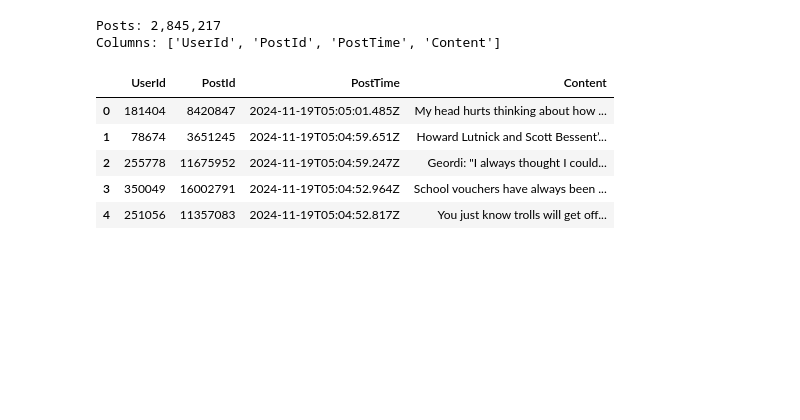
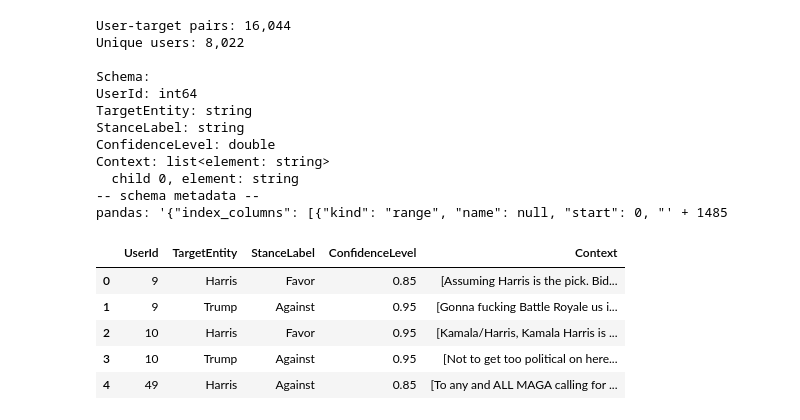
Before and after one commit to jakobtitz/political-stance-detection-analysis, a Jupyter notebook: notebooks/01_preprocessing.ipynb, the cells around one changed output. Drawn from its saved outputs; the diff is of its cells as text; code cells hidden in the pictures; blank space fills up the shorter version.

```diff
--- a/notebooks/01_preprocessing.ipynb
+++ b/notebooks/01_preprocessing.ipynb
@@ -327,22 +268,52 @@ Posts are ordered by timestamp, with the newest posts first.
 # %%
-input_path = "../data/preprocessed/filtered_post_history.parquet"
-output_path = "../data/preprocessed/user_posting_histories.parquet"
+llm_path = f"{raw_path}/llm_annotated_full_user_stance_dataset.parquet"
 
-# Load the already filtered dataset
-# At this point we are working with only ~2.85M posts instead of the full 18.4M
-filtered_history = pq.read_table(input_path)
+llm_data = pq.read_table(
+    llm_path,
+    columns=[
+        "UserId",
+        "TargetEntity",
+        "StanceLabel",
+        "ConfidenceLevel",
+        "Context"
+    ]
+)
 
-print(f"Posts: {filtered_history.num_rows:,}")
-print(f"Columns: {filtered_history.column_names}")
+print(f"User-target pairs: {llm_data.num_rows:,}")
+print(
+    f"Unique users: "
+    f"{pc.count_distinct(llm_data['UserId']).as_py():,}"
+)
 
-display(filtered_history.slice(0, 5).to_pandas())
+print("\nSchema:")
+print(llm_data.schema)
+
+display(llm_data.slice(0, 5).to_pandas())
+
+
+# Each user-target pair should occur exactly once
+llm_pairs = llm_data.select(["UserId", "TargetEntity"]).to_pandas()
+
+assert not llm_pairs.duplicated().any(), (
+    "Duplicate UserId-TargetEntity pairs found."
+)
 # %% [output]
-Posts: 2,845,217
-Columns: ['UserId', 'PostId', 'PostTime', 'Content']
+User-target pairs: 16,044
+Unique users: 8,022
+
+Schema:
+UserId: int64
+TargetEntity: string
+StanceLabel: string
+ConfidenceLevel: double
+Context: list<element: string>
+  child 0, element: string
+-- schema metadata --
+pandas: '{"index_columns": [{"kind": "range", "name": null, "start": 0, "' + 1485
-|  | UserId | PostId | PostTime | Content |
-| 0 | 181404 | 8420847 | 2024-11-19T05:05:01.485Z | My head hurts thinking about how ... |
-| 1 | 78674 | 3651245 | 2024-11-19T05:04:59.651Z | Howard Lutnick and Scott Bessent’... |
-| 2 | 255778 | 11675952 | 2024-11-19T05:04:59.247Z | Geordi: "I always thought I could... |
-| 3 | 350049 | 16002791 | 2024-11-19T05:04:52.964Z | School vouchers have always been ... |
-| 4 | 251056 | 11357083 | 2024-11-19T05:04:52.817Z | You just know trolls will get off... |
+|  | UserId | TargetEntity | StanceLabel | ConfidenceLevel | Context |
+| 0 | 9 | Harris | Favor | 0.85 | [Assuming Harris is the pick. Bid... |
+| 1 | 9 | Trump | Against | 0.95 | [Gonna fucking Battle Royale us i... |
+| 2 | 10 | Harris | Favor | 0.95 | [Kamala/Harris, Kamala Harris is ... |
+| 3 | 10 | Trump | Against | 0.95 | [Not to get too political on here... |
+| 4 | 49 | Harris | Against | 0.85 | [To any and ALL MAGA calling for ... |
 # %%
```
Also changed, not shown: parts of 33 cells of this notebook, 8 other files.
